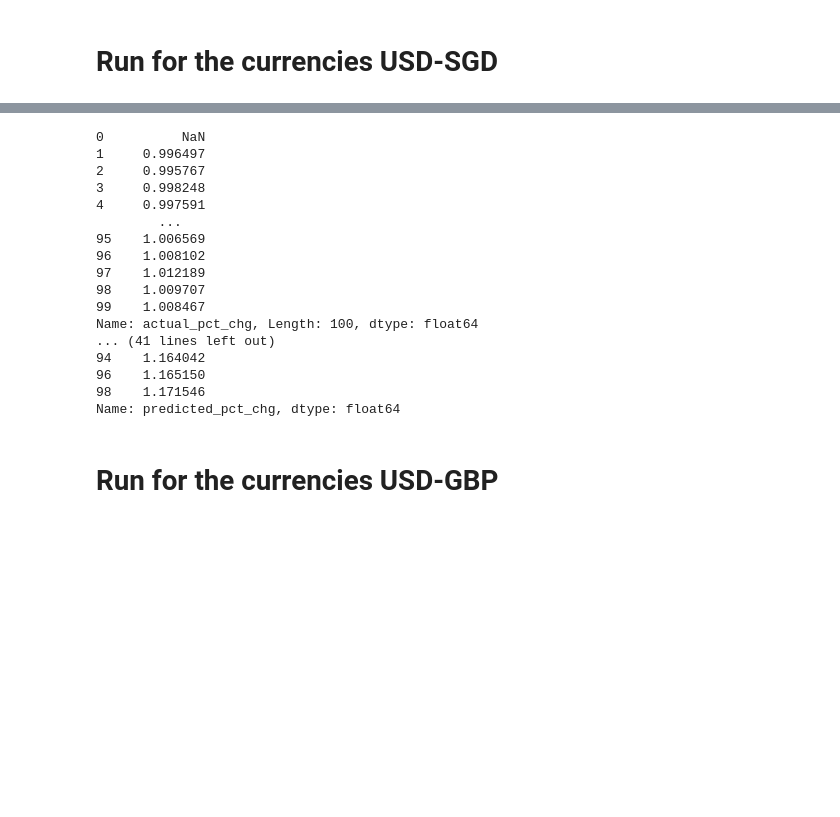
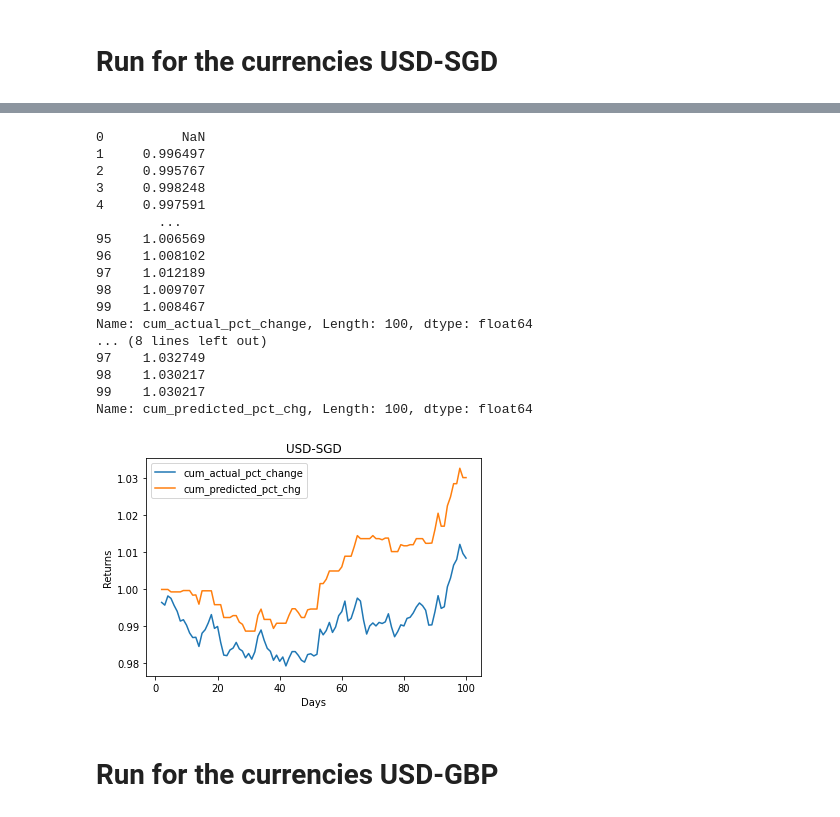
Before and after one commit to veryveryspooky/foreign_exchange_prediction, a Jupyter notebook: scratch.ipynb, the cells around one changed output, grey strips where cells are left out. Cells and saved outputs as stored; diff of their text form; code cells hidden in the pictures; blank space fills up the shorter version.

```diff
--- a/scratch.ipynb
+++ b/scratch.ipynb
@@ -392,23 +413,24 @@ Optimum number of states are 14
 # %%
-test_portfolio_strategy(dataset, predicted_stock_data)
+test_portfolio_strategy(dataset, predicted_stock_data, 'USD-SGD')
 # %% [output]
 0          NaN
 1     0.996497
 2     0.995767
 3     0.998248
 4     0.997591
         ...
 95    1.006569
 96    1.008102
 97    1.012189
 98    1.009707
 99    1.008467
-Name: actual_pct_chg, Length: 100, dtype: float64
-... (41 lines left out)
-94    1.164042
-96    1.165150
-98    1.171546
-Name: predicted_pct_chg, dtype: float64
+Name: cum_actual_pct_change, Length: 100, dtype: float64
+... (8 lines left out)
+97    1.032749
+98    1.030217
+99    1.030217
+Name: cum_predicted_pct_chg, Length: 100, dtype: float64
+[figure, added]
 # %% [markdown]
 # Run for the currencies USD-GBP
 # %%
```
Also changed, not shown: parts of 8 cells of this notebook.
